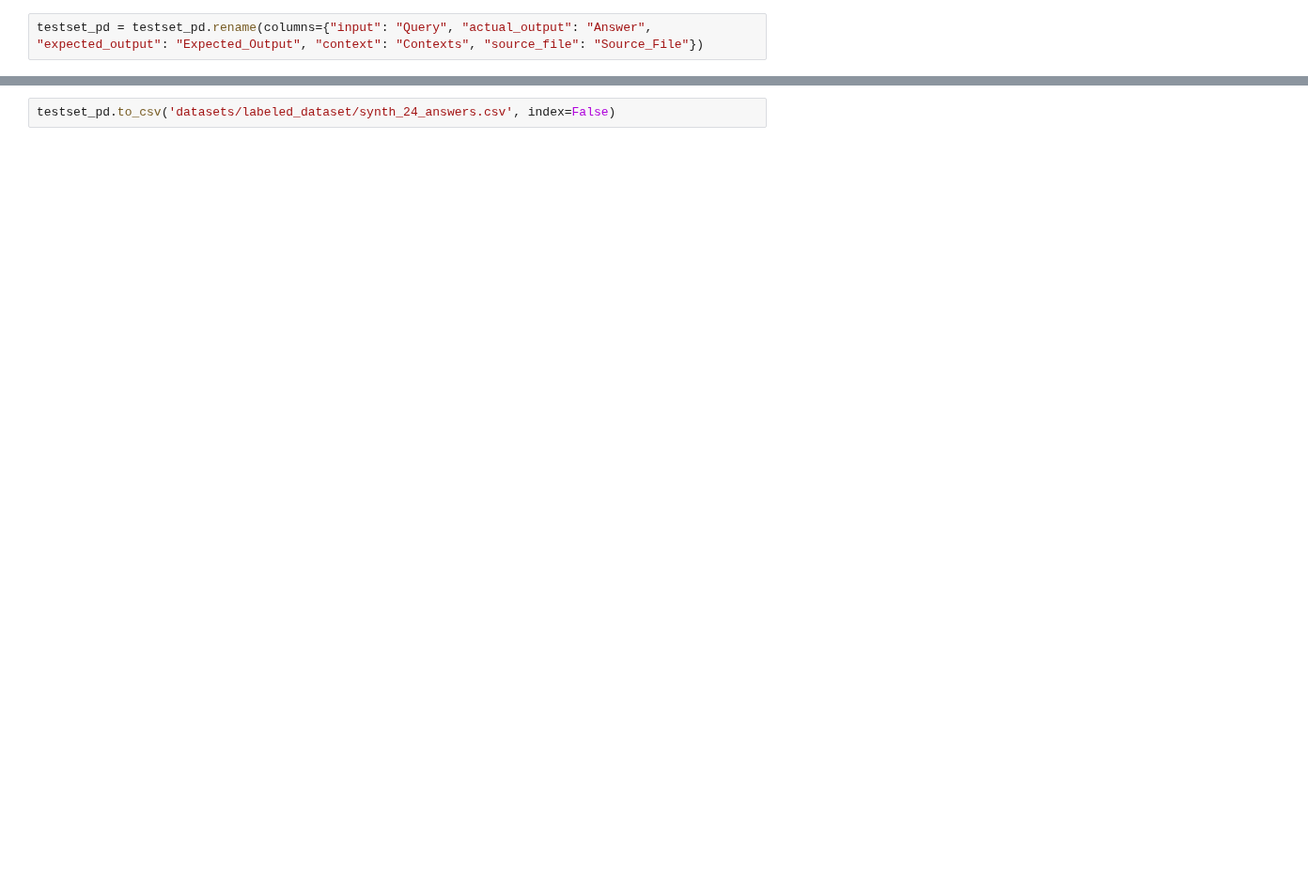
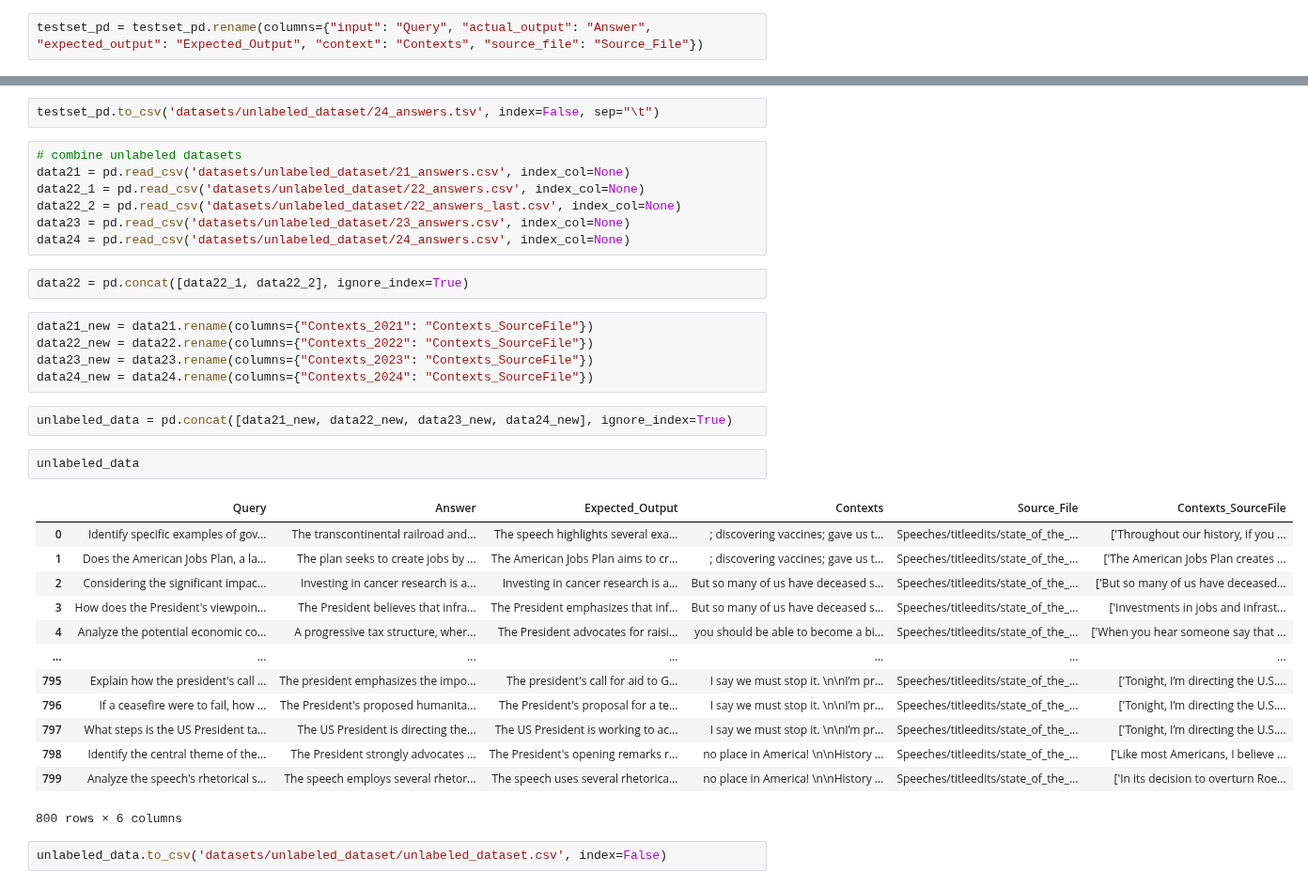
Before and after one commit to sr231/RAG-Evaluations, a Jupyter notebook: Generate_Synthetic_Datasets_DeepEval.ipynb, the cells around one changed output, grey strips where cells are left out. Shown at 94% size. Cells and saved outputs as stored; diff of their text form; blank space fills up the shorter version.

```diff
--- a/Generate_Synthetic_Datasets_DeepEval.ipynb
+++ b/Generate_Synthetic_Datasets_DeepEval.ipynb
@@ -276,2 +321,36 @@ testset_pd
 # %%
-testset_pd.to_csv('datasets/labeled_dataset/synth_24_answers.csv', index=False)
+testset_pd.to_csv('datasets/unlabeled_dataset/24_answers.tsv', index=False, sep="\t")
+# %%
+# combine unlabeled datasets
+data21 = pd.read_csv('datasets/unlabeled_dataset/21_answers.csv', index_col=None)
+data22_1 = pd.read_csv('datasets/unlabeled_dataset/22_answers.csv', index_col=None)
+data22_2 = pd.read_csv('datasets/unlabeled_dataset/22_answers_last.csv', index_col=None)
+data23 = pd.read_csv('datasets/unlabeled_dataset/23_answers.csv', index_col=None)
+data24 = pd.read_csv('datasets/unlabeled_dataset/24_answers.csv', index_col=None)
+# %%
+data22 = pd.concat([data22_1, data22_2], ignore_index=True)
+# %%
+data21_new = data21.rename(columns={"Contexts_2021": "Contexts_SourceFile"})
+data22_new = data22.rename(columns={"Contexts_2022": "Contexts_SourceFile"})
+data23_new = data23.rename(columns={"Contexts_2023": "Contexts_SourceFile"})
+data24_new = data24.rename(columns={"Contexts_2024": "Contexts_SourceFile"})
+# %%
+unlabeled_data = pd.concat([data21_new, data22_new, data23_new, data24_new], ignore_index=True)
+# %%
+unlabeled_data
+# %% [output]
+|  | Query | Answer | Expected_Output | Contexts | Source_File | Contexts_SourceFile |
+| 0 | Identify specific examples of gov... | The transcontinental railroad and... | The speech highlights several exa... | ; discovering vaccines; gave us t... | Speeches/titleedits/state_of_the_... | ['Throughout our history, if you ... |
+| 1 | Does the American Jobs Plan, a la... | The plan seeks to create jobs by ... | The American Jobs Plan aims to cr... | ; discovering vaccines; gave us t... | Speeches/titleedits/state_of_the_... | ['The American Jobs Plan creates ... |
+| 2 | Considering the significant impac... | Investing in cancer research is a... | Investing in cancer research is a... | But so many of us have deceased s... | Speeches/titleedits/state_of_the_... | ['But so many of us have deceased... |
+| 3 | How does the President's viewpoin... | The President believes that infra... | The President emphasizes that inf... | But so many of us have deceased s... | Speeches/titleedits/state_of_the_... | ['Investments in jobs and infrast... |
+| 4 | Analyze the potential economic co... | A progressive tax structure, wher... | The President advocates for raisi... | you should be able to become a bi... | Speeches/titleedits/state_of_the_... | ['When you hear someone say that ... |
+| ... | ... | ... | ... | ... | ... | ... |
+| 795 | Explain how the president's call ... | The president emphasizes the impo... | The president's call for aid to G... | I say we must stop it. \n\nI’m pr... | Speeches/titleedits/state_of_the_... | ['Tonight, I’m directing the U.S.... |
+| 796 | If a ceasefire were to fail, how ... | The President's proposed humanita... | The President's proposal for a te... | I say we must stop it. \n\nI’m pr... | Speeches/titleedits/state_of_the_... | ['Tonight, I’m directing the U.S.... |
+| 797 | What steps is the US President ta... | The US President is directing the... | The US President is working to ac... | I say we must stop it. \n\nI’m pr... | Speeches/titleedits/state_of_the_... | ['Tonight, I’m directing the U.S.... |
+| 798 | Identify the central theme of the... | The President strongly advocates ... | The President's opening remarks r... | no place in America! \n\nHistory ... | Speeches/titleedits/state_of_the_... | ['Like most Americans, I believe ... |
+| 799 | Analyze the speech's rhetorical s... | The speech employs several rhetor... | The speech uses several rhetorica... | no place in America! \n\nHistory ... | Speeches/titleedits/state_of_the_... | ['In its decision to overturn Roe... |
+800 rows × 6 columns
+# %%
+unlabeled_data.to_csv('datasets/unlabeled_dataset/unlabeled_dataset.csv', index=False)
```
Also changed, not shown: parts of 20 cells of this notebook.
